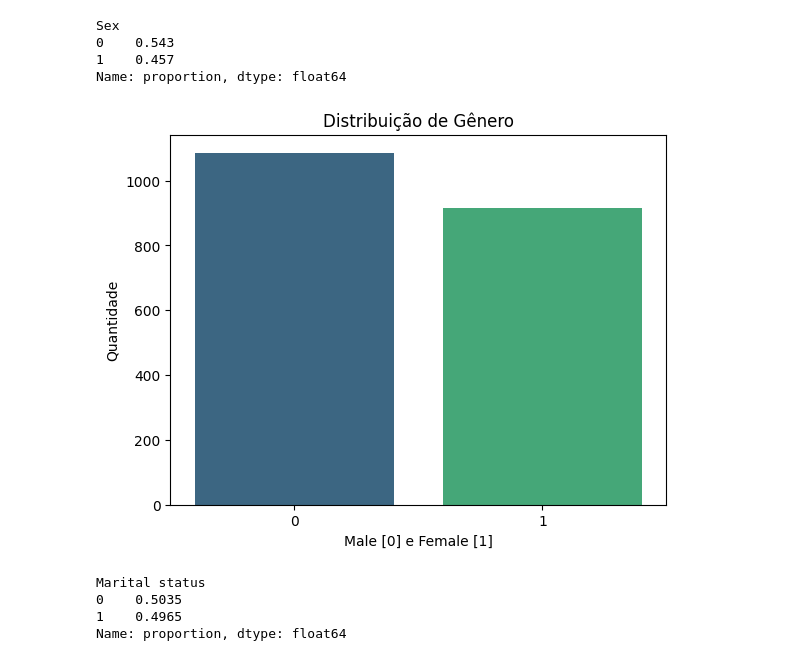
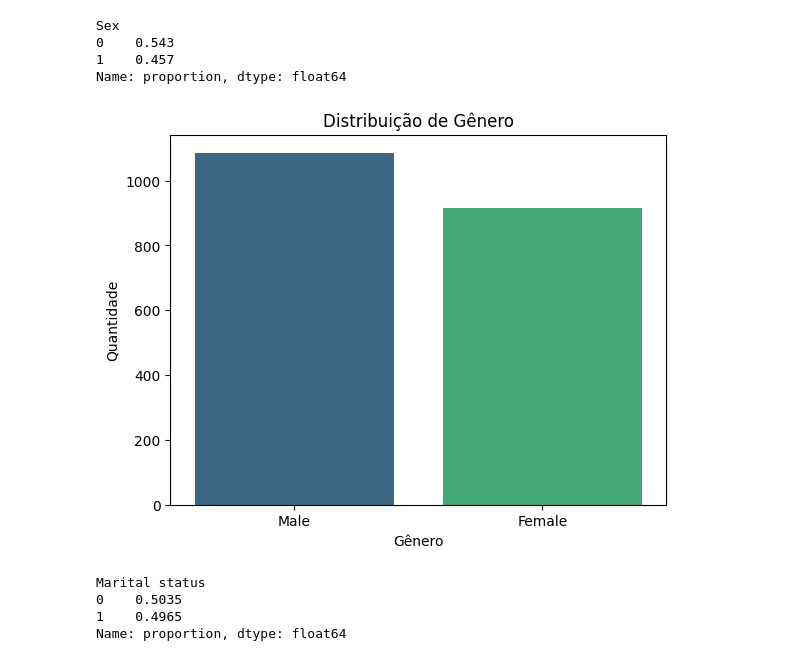
Before and after one commit to JorgeATADantas/SantanderCoders2023-Mod6-MLII-ProjetoFinal-Clusteriza-o-de-Clientes, a Jupyter notebook: Projeto_ML2_Grupo3.ipynb, the cells around one changed output. Cells and saved outputs as stored; diff of their text form; code cells hidden in the pictures.

```diff
--- a/Projeto_ML2_Grupo3.ipynb
+++ b/Projeto_ML2_Grupo3.ipynb
@@ -182,12 +182,13 @@ Sex
 1    0.457
 Name: proportion, dtype: float64
 # %%
+df_customers_eda['Sex'] = df_customers_eda['Sex'].map({0:'Male', 1:'Female'})
 sns.countplot(df_customers_eda, x=df_customers_eda['Sex'], palette='viridis').set_title('Distribuição de Gênero')
-plt.xlabel('Male [0] e Female [1]')
+plt.xlabel('Gênero')
 plt.ylabel('Quantidade')
 plt.show()
 # %% [output]
-[figure, old version]
+[figure, new version]
 # %%
 # Análise da coluna de status de casamento
 df_customers_eda['Marital status'].value_counts(normalize=True)
```
Also changed, not shown: parts of 6 cells of this notebook.
